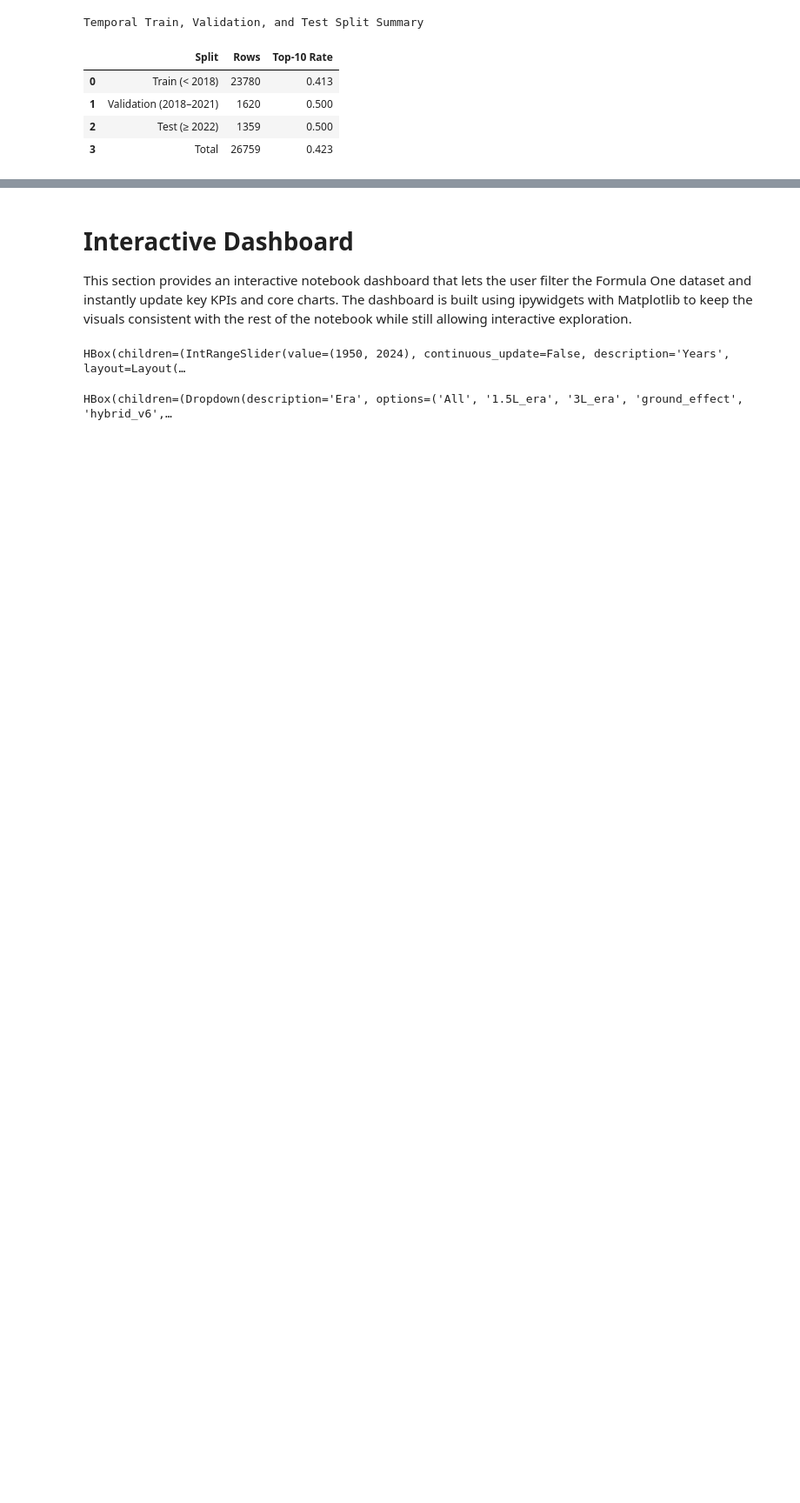
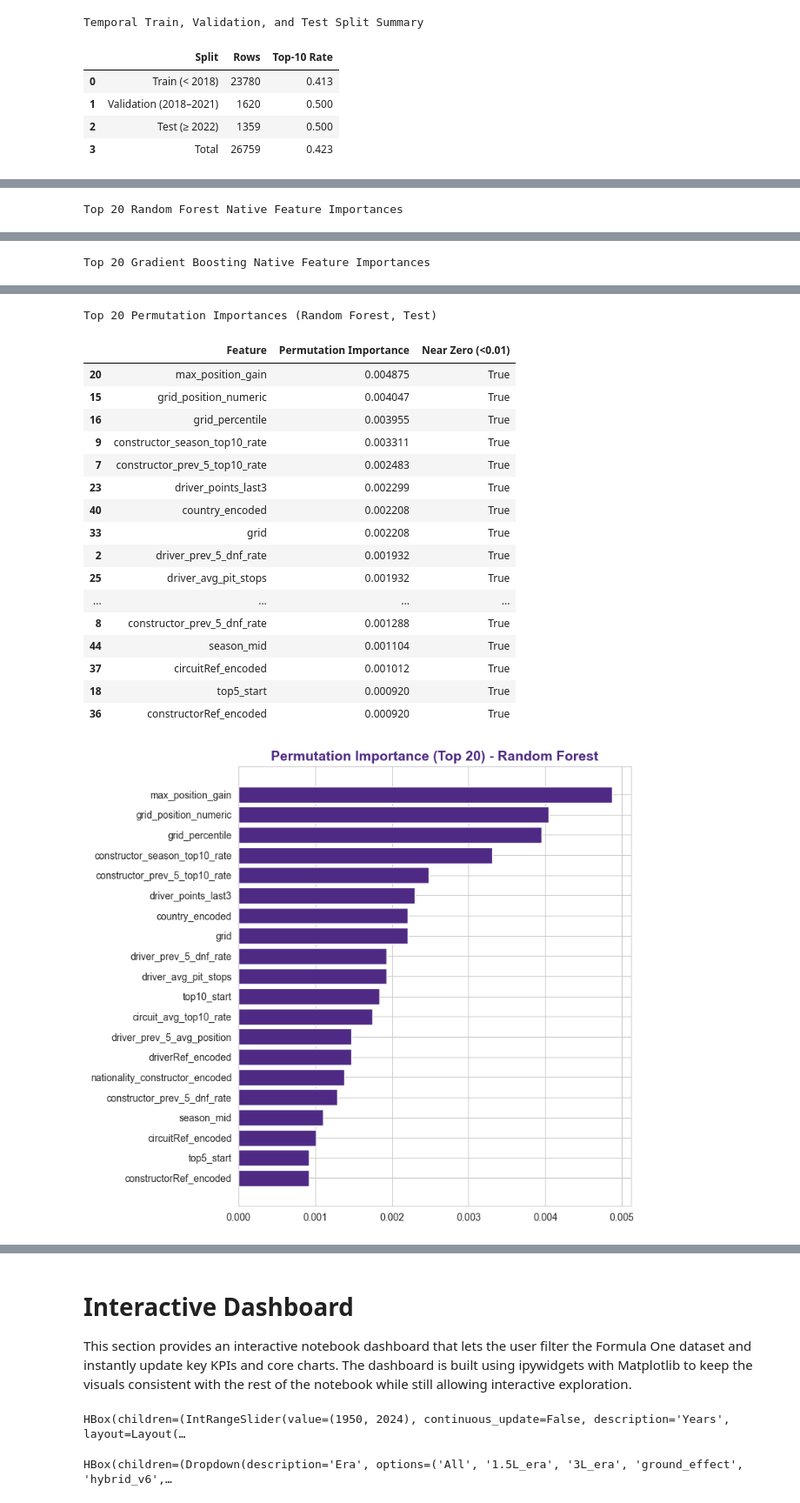
Before and after one commit to Jerry687/MSDS422-Final-Project-F1-Race-Prediction, a Jupyter notebook: notebook/F1_Race_Prediction_EDA_Feature_Engineering_V2.ipynb, the cells around one changed output, grey strips where cells are left out. Shown at 87% size. Cells and saved outputs as stored; diff of their text form; code cells hidden in the pictures; blank space fills up the shorter version.

Commit message:
Integrate final modeling pipeline outputs and notebook reordering

```diff
--- a/notebook/F1_Race_Prediction_EDA_Feature_Engineering_V2.ipynb
+++ b/notebook/F1_Race_Prediction_EDA_Feature_Engineering_V2.ipynb
@@ -1963,0 +1843,20 @@ plt.show()
+# %%
+# Baseline model: Logistic regression on grid position only
+if "grid_position_numeric" not in X_train.columns:
+    raise ValueError("grid_position_numeric not found in feature matrix. Baseline cannot be built.")
+
+baseline_scaler = StandardScaler()
+Xb_train = baseline_scaler.fit_transform(X_train[["grid_position_numeric"]])
+Xb_val = baseline_scaler.transform(X_val[["grid_position_numeric"]])
+Xb_test = baseline_scaler.transform(X_test[["grid_position_numeric"]])
+
+baseline_model = LogisticRegression(max_iter=1000, class_weight="balanced", random_state=42)
+baseline_model.fit(Xb_train, y_train)
+
+baseline_proba = {
+    "train": baseline_model.predict_proba(Xb_train)[:, 1],
+    "val": baseline_model.predict_proba(Xb_val)[:, 1],
+    "test": baseline_model.predict_proba(Xb_test)[:, 1],
+}
+
+print("Baseline model trained (grid_position_numeric only).")
@@ -1963,0 +2208,34 @@ plt.show()
+# %%
+# Native feature importances (tree models)
+rf_model = selected_models["Random Forest"]["model"]
+gb_model = selected_models["Gradient Boosting"]["model"]
+
+rf_imp = pd.Series(selected_models["Random Forest"]["model"].feature_importances_, index=feature_cols).sort_values(ascending=False)
+
+rf_imp_df = pd.DataFrame({"Feature": feature_cols, "Importance": rf_model.feature_importances_}).sort_values("Importance", ascending=False)
+gb_imp_df = pd.DataFrame({"Feature": feature_cols, "Importance": gb_model.feature_importances_}).sort_values("Importance", ascending=False)
+
+display(nu_style_table(rf_imp_df.head(20), caption="Top 20 Random Forest Native Feature Importances"))
+display(nu_style_table(gb_imp_df.head(20), caption="Top 20 Gradient Boosting Native Feature Importances"))
+
+# Permutation importance for top val model (excluding baseline)
+best_non_baseline = results_df[(results_df["Split"] == "val") & (results_df["Model"] != "Baseline (Grid-only LR)")].sort_values("PR AUC", ascending=False).iloc[0]["Model"]
+best_model = selected_models[best_non_baseline]["model"]
+best_X_test = X_test_scaled if best_non_baseline in ["Logistic Regression", "MLP"] else X_test
+
+perm = permutation_importance(best_model, best_X_test, y_test, n_repeats=8, random_state=42, n_jobs=-1)
+perm_df = pd.DataFrame({"Feature": feature_cols, "Permutation Importance": perm.importances_mean}).sort_values("Permutation Importance", ascending=False)
+perm_df["Near Zero (<0.01)"] = perm_df["Permutation Importance"] < 0.01
+
+display(nu_style_table(perm_df.head(20), caption=f"Top 20 Permutation Importances ({best_non_baseline}, Test)"))
+
+plt.figure(figsize=(8, 7))
+plt.barh(perm_df.head(20)["Feature"][::-1], perm_df.head(20)["Permutation Importance"][::-1], color=NU_COLORS['purple'])
+plt.title(f"Permutation Importance (Top 20) - {best_non_baseline}")
+plt.tight_layout()
+plt.savefig(RESULTS_DIR / "permutation_importance_top20.png", dpi=140)
+plt.show()
+
+perm_df.to_csv(RESULTS_DIR / "permutation_importance_full.csv", index=False)
+# %% [output]
+Top 20 Random Forest Native Feature Importances
@@ -1963,0 +2259 @@ plt.show()
+Top 20 Gradient Boosting Native Feature Importances
@@ -1963,0 +2277,19 @@ plt.show()
+Top 20 Permutation Importances (Random Forest, Test)
+|  | Feature | Permutation Importance | Near Zero (<0.01) |
+| 20 | max_position_gain | 0.004875 | True |
+| 15 | grid_position_numeric | 0.004047 | True |
+| 16 | grid_percentile | 0.003955 | True |
+| 9 | constructor_season_top10_rate | 0.003311 | True |
+| 7 | constructor_prev_5_top10_rate | 0.002483 | True |
+| 23 | driver_points_last3 | 0.002299 | True |
+| 40 | country_encoded | 0.002208 | True |
+| 33 | grid | 0.002208 | True |
+| 2 | driver_prev_5_dnf_rate | 0.001932 | True |
+| 25 | driver_avg_pit_stops | 0.001932 | True |
+| ... | ... | ... | ... |
+| 8 | constructor_prev_5_dnf_rate | 0.001288 | True |
+| 44 | season_mid | 0.001104 | True |
+| 37 | circuitRef_encoded | 0.001012 | True |
+| 18 | top5_start | 0.000920 | True |
+| 36 | constructorRef_encoded | 0.000920 | True |
+[figure, added]
```
Also changed, not shown: parts of 34 cells of this notebook, 15 other files.
